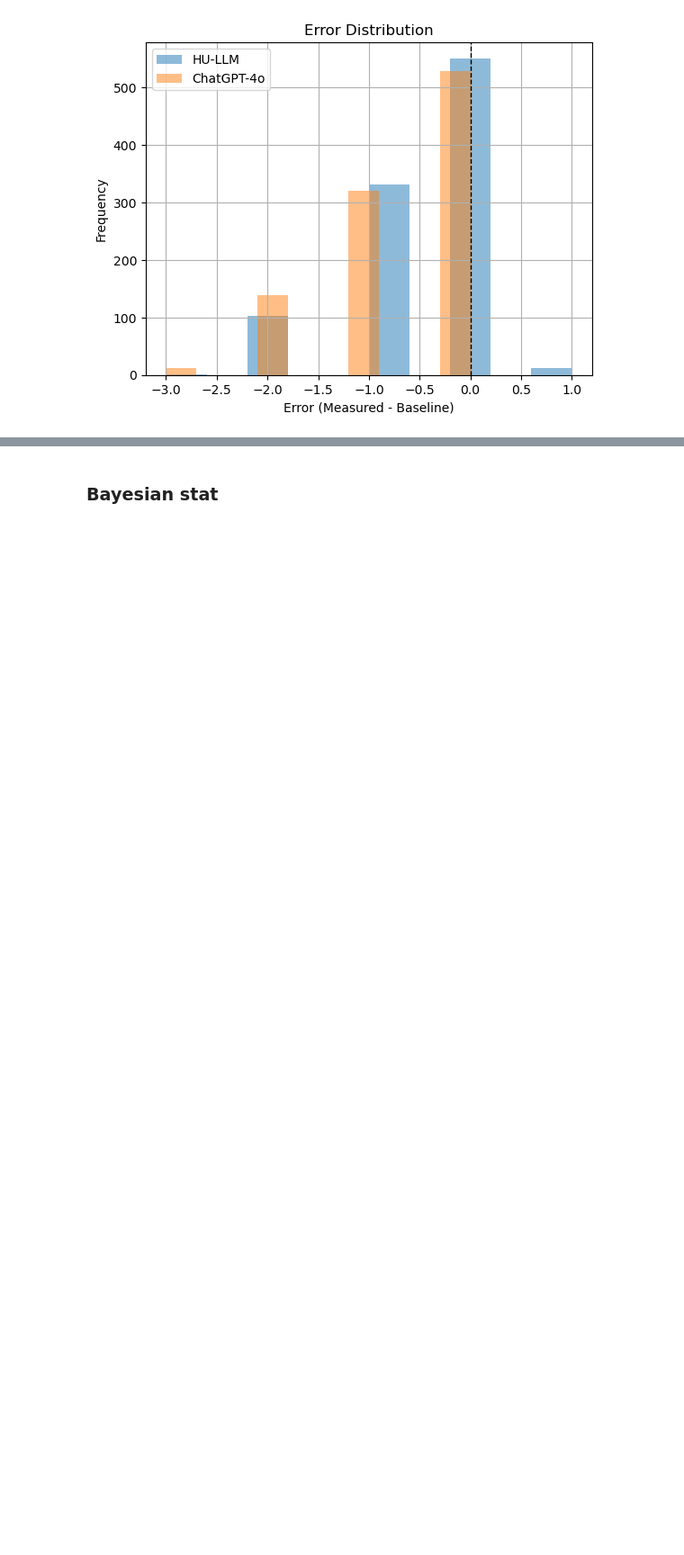
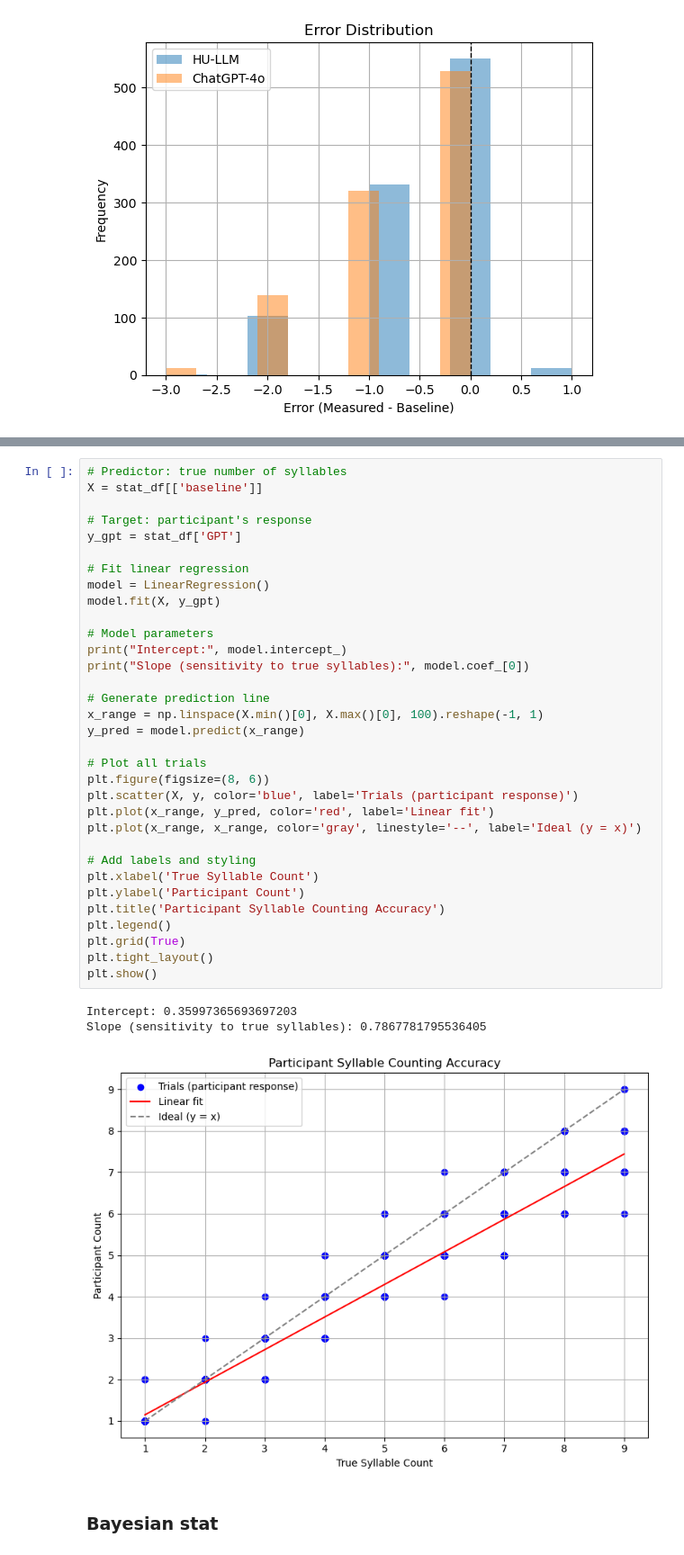
Before and after one commit to mariaonoeva/nlp-repo, a Jupyter notebook: Ru_phono_bench/Ru_phon_bench.ipynb, the cells around one changed output, grey strips where cells are left out. Shown at 90% size. Cells and saved outputs as stored; diff of their text form; blank space fills up the shorter version.

```diff
--- a/Ru_phono_bench/Ru_phon_bench.ipynb
+++ b/Ru_phono_bench/Ru_phon_bench.ipynb
@@ -395,3 +406,40 @@ print(data)
+# %%
+# Predictor: true number of syllables
+X = stat_df[['baseline']]
+
+# Target: participant's response
+y_gpt = stat_df['GPT']
+
+# Fit linear regression
+model = LinearRegression()
+model.fit(X, y_gpt)
+
+# Model parameters
+print("Intercept:", model.intercept_)
+print("Slope (sensitivity to true syllables):", model.coef_[0])
+
+# Generate prediction line
+x_range = np.linspace(X.min()[0], X.max()[0], 100).reshape(-1, 1)
+y_pred = model.predict(x_range)
+
+# Plot all trials
+plt.figure(figsize=(8, 6))
+plt.scatter(X, y, color='blue', label='Trials (participant response)')
+plt.plot(x_range, y_pred, color='red', label='Linear fit')
+plt.plot(x_range, x_range, color='gray', linestyle='--', label='Ideal (y = x)')
+
+# Add labels and styling
+plt.xlabel('True Syllable Count')
+plt.ylabel('Participant Count')
+plt.title('Participant Syllable Counting Accuracy')
+plt.legend()
+plt.grid(True)
+plt.tight_layout()
+plt.show()
+# %% [output]
+Intercept: 0.35997365693697203
+Slope (sensitivity to true syllables): 0.7867781795536405
+[figure, added]
 # %% [markdown]
 ### Bayesian stat
 # %%
```
Also changed, not shown: parts of 1 cell of this notebook.
